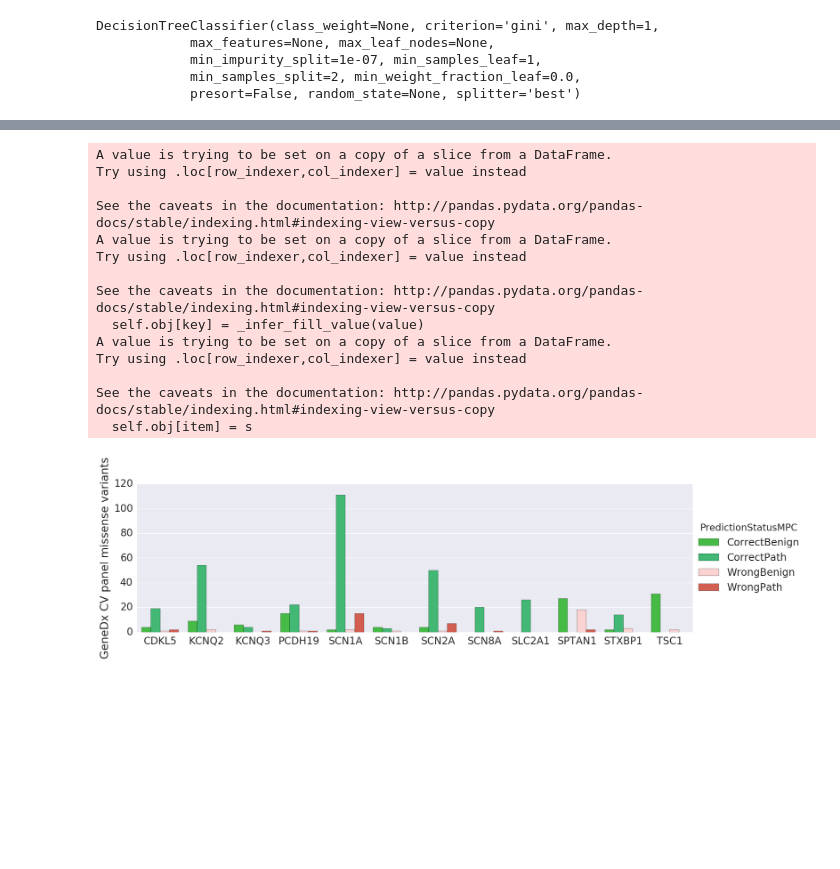
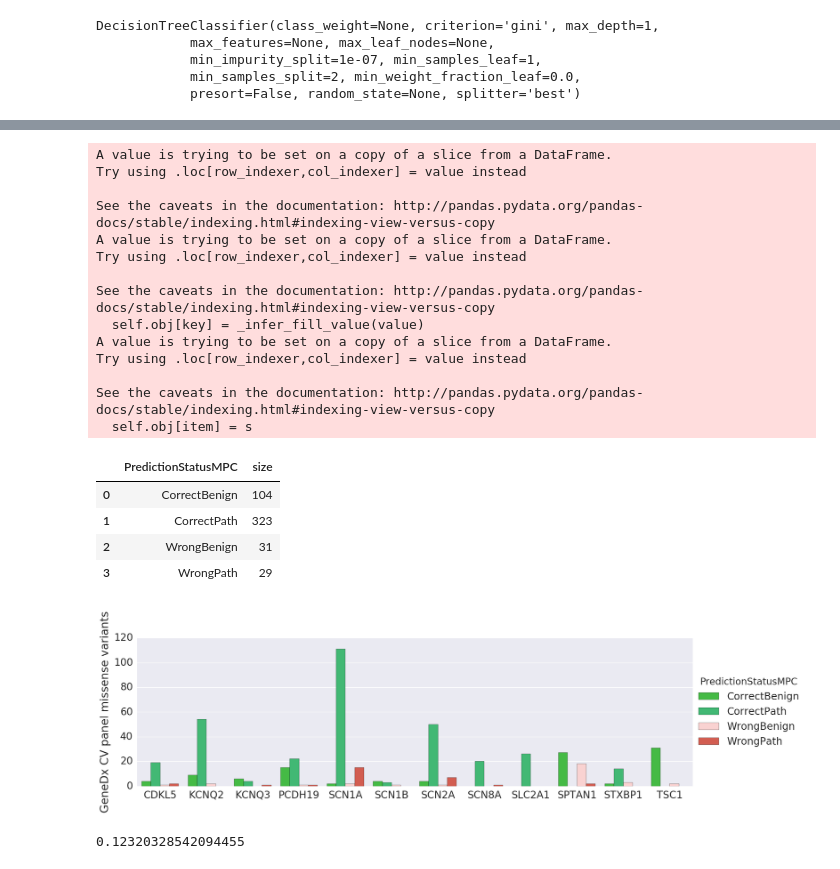
Before and after one commit to samesense/pathopredictor, a Jupyter notebook: notebooks/mpc-eval.ipynb, the cells around one changed output, grey strips where cells are left out. Cells and saved outputs as stored; diff of their text form; code cells hidden in the pictures; blank space fills up the shorter version.

```diff
--- a/notebooks/mpc-eval.ipynb
+++ b/notebooks/mpc-eval.ipynb
@@ -139,31 +178,47 @@ for test_gene in genes:
     acc_df_ls.append(test_df)
 
 test_df = pd.concat(acc_df_ls)
 g_df = (test_df[['gene', 'chrom', 'pos', 'ref', 'alt', 'PredictionStatusMPC']]
         .groupby(['gene', 'PredictionStatusMPC'])
         .size().reset_index().rename(columns={0:'size'}))
 dd = g_df.groupby('gene').sum().reset_index()
 
 sns.set(font_scale=1.75)
 ss = sns.factorplot(x='gene', hue='PredictionStatusMPC', y='size', data=g_df,
                     kind='bar', palette=sns.color_palette(flatui), size=5, aspect=3)
 ss.set_ylabels('GeneDx CV panel missense variants')
 ss.set_xlabels('')
 ss.set_titles('MPC performance')
 ss.savefig("../docs/plots/genedx_cv_mpc_eval.png")
+
+g_df = (test_df[['gene', 'chrom', 'pos', 'ref', 'alt', 'PredictionStatusMPC']]
+        .groupby(['PredictionStatusMPC'])
+        .size().reset_index().rename(columns={0:'size'}))
+g_df.head()
 # %% [output]
 A value is trying to be set on a copy of a slice from a DataFrame.
 Try using .loc[row_indexer,col_indexer] = value instead
 
 See the caveats in the documentation: http://pandas.pydata.org/pandas-docs/stable/indexing.html#indexing-view-versus-copy
 A value is trying to be set on a copy of a slice from a DataFrame.
 Try using .loc[row_indexer,col_indexer] = value instead
 
 See the caveats in the documentation: http://pandas.pydata.org/pandas-docs/stable/indexing.html#indexing-view-versus-copy
   self.obj[key] = _infer_fill_value(value)
 A value is trying to be set on a copy of a slice from a DataFrame.
 Try using .loc[row_indexer,col_indexer] = value instead
 
 See the caveats in the documentation: http://pandas.pydata.org/pandas-docs/stable/indexing.html#indexing-view-versus-copy
   self.obj[item] = s
+|  | PredictionStatusMPC | size |
+| 0 | CorrectBenign | 104 |
+| 1 | CorrectPath | 323 |
+| 2 | WrongBenign | 31 |
+| 3 | WrongPath | 29 |
 [figure]
+# %%
+c = 104+323
+w = 31+29
+w/(w+c)
+# %% [output]
+0.12320328542094455
```
Also changed, not shown: parts of 3 cells of this notebook, 36 other files.
